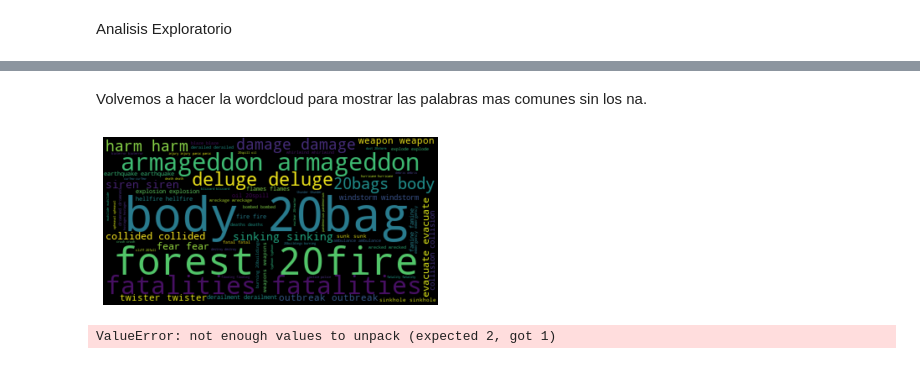
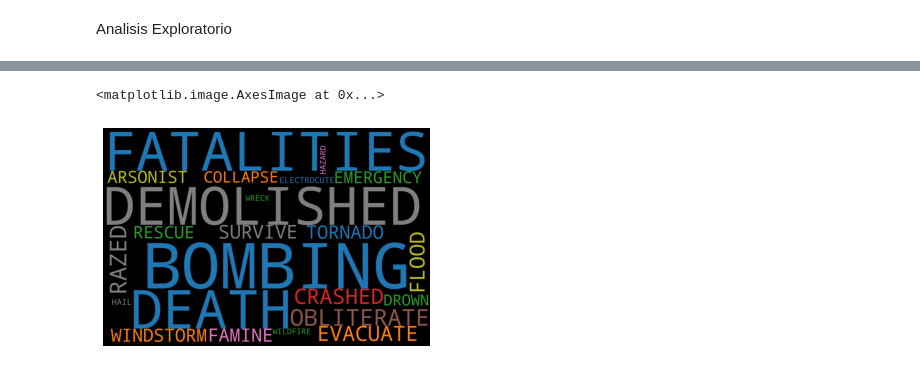
Before and after one commit to andreluchi/lab5datas, a Jupyter notebook: lab5.ipynb, the cells around one changed output, grey strips where cells are left out. Drawn from its saved outputs; the diff is of its cells as text; code cells hidden in the pictures.

```diff
--- a/lab5.ipynb
+++ b/lab5.ipynb
@@ -194,0 +308,7 @@ df
+# %%
+df["location"] = naremove(df["location"])
+# %%
+for i in range(len(df["location"])):
+    word = df["location"][i]
+    new = word.replace(" ", "-")
+    df["location"][i] = new
@@ -215,3 +342,0 @@ Se observa que existen Na todavia por lo que eliminamos esos datos para que no a
-# %%
-df.fillna('',inplace=True)
-df
@@ -232,2 +342,0 @@ df
-# %% [markdown]
-Volvemos a hacer la wordcloud para mostrar las palabras mas comunes sin los na.
@@ -239,20 +343,18 @@ final_string = final_string[:-1]
-# %%
-wordcloud = WordCloud().generate(str(final_string))
-
-plt
-plt.imshow(wordcloud, interpolation='bilinear')
-plt.axis("off")
-plt.show()
-# %% [output]
-[figure, removed]
-# %%
-words = [word for word, _ in final_string]
-counts = [counts for _, counts in final_string]
-
-plt.bar(words, counts)
-plt.title("10 most frequent tokens in description")
-plt.ylabel("Frequency")
-plt.xlabel("Words")
-plt.show()
-# %% [output]
-ValueError: not enough values to unpack (expected 2, got 1)
+# %%
+keyword2 = " ".join(review for review in df.keyword.astype(str))
+# %%
+
+
+wordcloud = WordCloud(width = 1500,
+                      height = 1000,
+                      random_state = 42,
+                      background_color = 'black',
+                      colormap = 'tab10',
+                      collocations = False,
+                      stopwords = STOPWORDS).generate(keyword2)
+
+plt.axis("off")
+plt.imshow(wordcloud)
+# %% [output]
+<matplotlib.image.AxesImage at 0x...>
+[figure, added]
```
Also changed, not shown: parts of 116 cells of this notebook, 2 other files.
